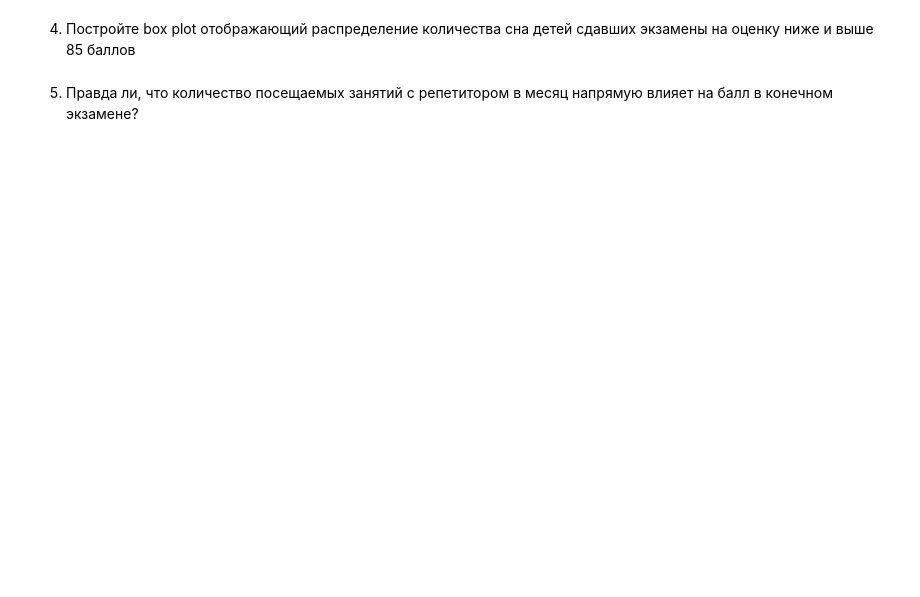
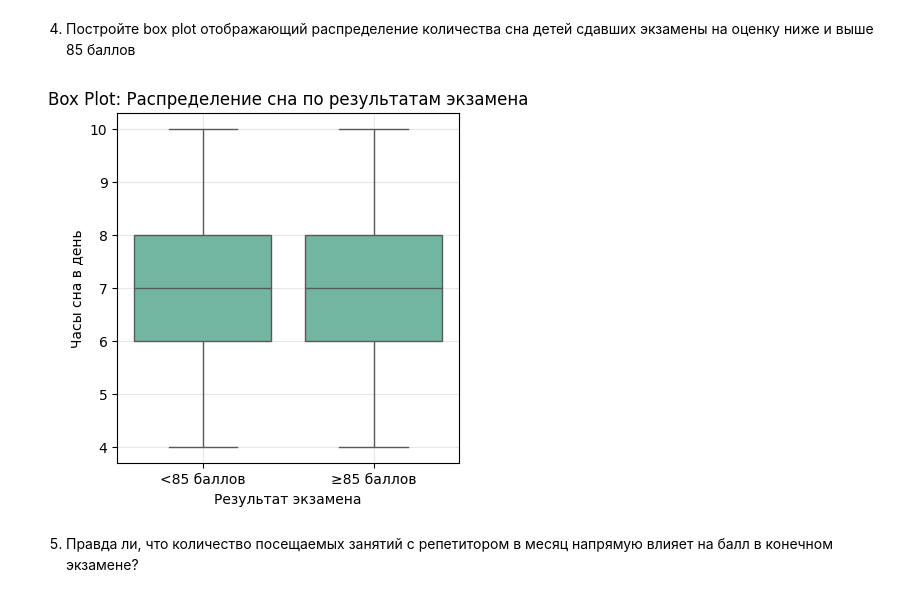
Before and after one commit to Alena-Sergeeva/ML, a Jupyter notebook: hm1/Lab1-6.ipynb, the cells around one changed output. Drawn from its saved outputs; the diff is of its cells as text; code cells hidden in the pictures; blank space fills up the shorter version.

```diff
--- a/hm1/Lab1-6.ipynb
+++ b/hm1/Lab1-6.ipynb
@@ -319,4 +480,41 @@ print(f"Доля успешных студентов: {success_rate:.1f}%")
 # %% [markdown]
 4. Постройте box plot отображающий распределение количества сна детей сдавших экзамены на оценку ниже и выше 85 баллов
+# %%
+import matplotlib.pyplot as plt
+import seaborn as sns
+
+plt.style.use('default')
+sns.set_palette("Set2")
+
+df['Exam_Category'] = df['Exam_Score'].apply(lambda x: '≥85 баллов' if x >= 85 else '<85 баллов')
+
+#Основной Box Plot
+plt.figure(figsize=(15, 10))
+
+#Box Plot
+plt.subplot(2, 3, 1)
+sns.boxplot(data=df, x='Exam_Category', y='Sleep_Hours')
+plt.xlabel('Результат экзамена')
+plt.ylabel('Часы сна в день')
+plt.title('Box Plot: Распределение сна по результатам экзамена')
+plt.grid(True, alpha=0.3)
+
+
+def analyze_outliers(group_name, data):
+    Q1 = data.quantile(0.25)
+    Q3 = data.quantile(0.75)
+    IQR = Q3 - Q1
+    lower_bound = Q1 - 1.5 * IQR
+    upper_bound = Q3 + 1.5 * IQR
+
+    outliers_low = (data < lower_bound).sum()
+    outliers_high = (data > upper_bound).sum()
+
+    print(f"{group_name}:")
+    print(f"  Выбросы (мало сна): {outliers_low} студентов")
+    print(f"  Выбросы (много сна): {outliers_high} студентов")
+    print(f"  Границы выбросов: {lower_bound:.1f} - {upper_bound:.1f} часов")
+# %% [output]
+[figure, added]
 # %% [markdown]
 5. Правда ли, что количество посещаемых занятий с репетитором в месяц напрямую влияет на балл в конечном экзамене?
```
Also changed, not shown: parts of 9 cells of this notebook.
